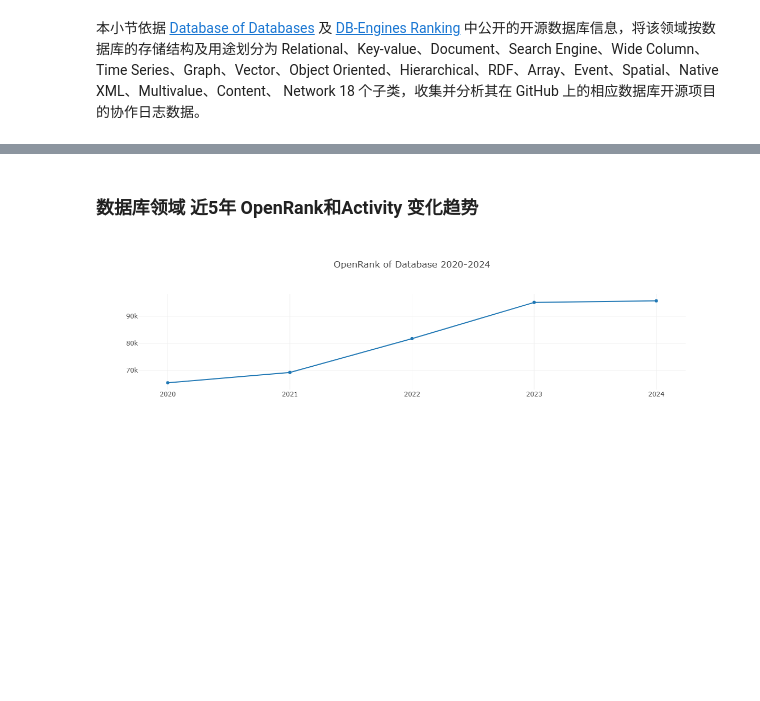
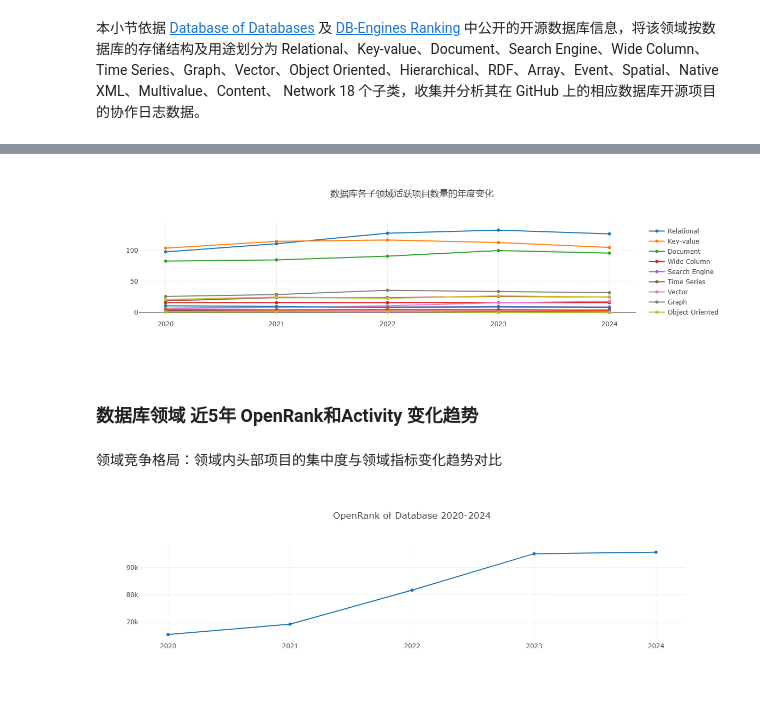
Before and after one commit to birdflyi/open-digger, a Jupyter notebook: notebook/China_open_source_techinical_report_2024_py.ipynb, the cells around one changed output, grey strips where cells are left out. Drawn from its saved outputs; the diff is of its cells as text; code cells hidden in the pictures; blank space fills up the shorter version.

```diff
--- a/notebook/China_open_source_techinical_report_2024_py.ipynb
+++ b/notebook/China_open_source_techinical_report_2024_py.ipynb
@@ -612,5 +649,21 @@ processApplySubfieldsRepoOpenrank({
+# %%
+options = dict(
+    baseOptions,
+    **{"labelUnion": [':technology/database'],
+    "groupBy": 'Tech-1',
+    "limit": -1
+    }
+)
+data_df_formated = processDataBaseRatioRepoCount(options, title_meta={
+    "title": '数据库各子领域活跃项目数量的年度变化',
+    "xaxis": {"type": 'category'},
+})
+# %% [output]
+[figure, added]
 # %% [markdown]
 ### 数据库领域 近5年 OpenRank和Activity 变化趋势
+# %% [markdown]
+领域竞争格局：领域内头部项目的集中度与领域指标变化趋势对比
 # %%
 data = openDigger.index.openrank.getRepoOpenrank(dict(
     baseOptions,
```
Also changed, not shown: parts of 20 cells of this notebook, 9 other files.
